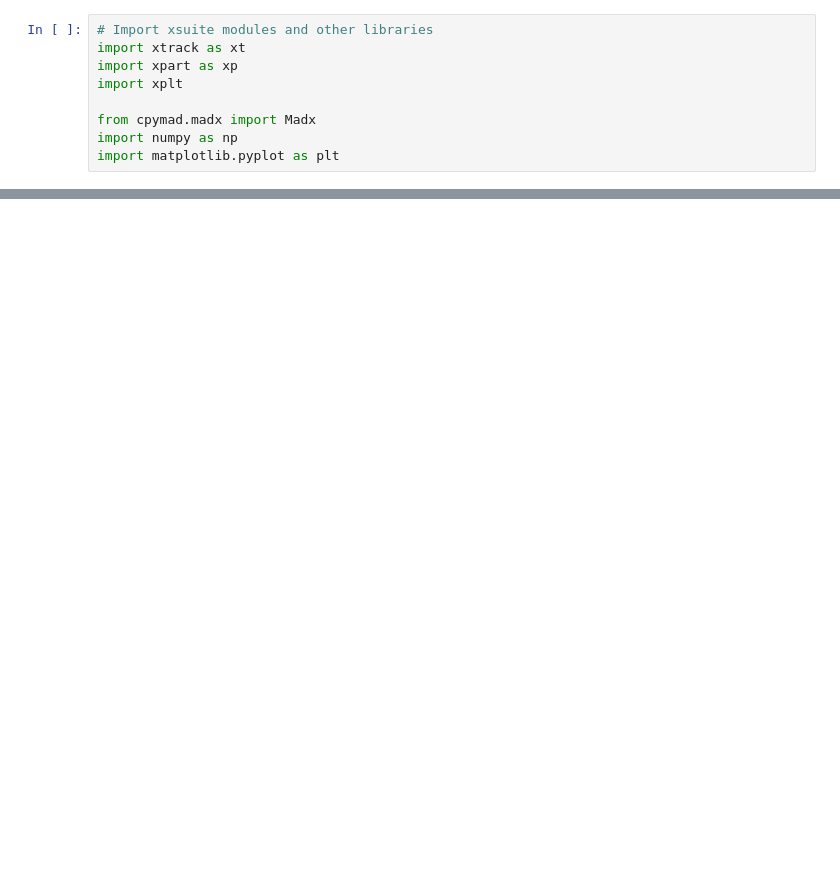
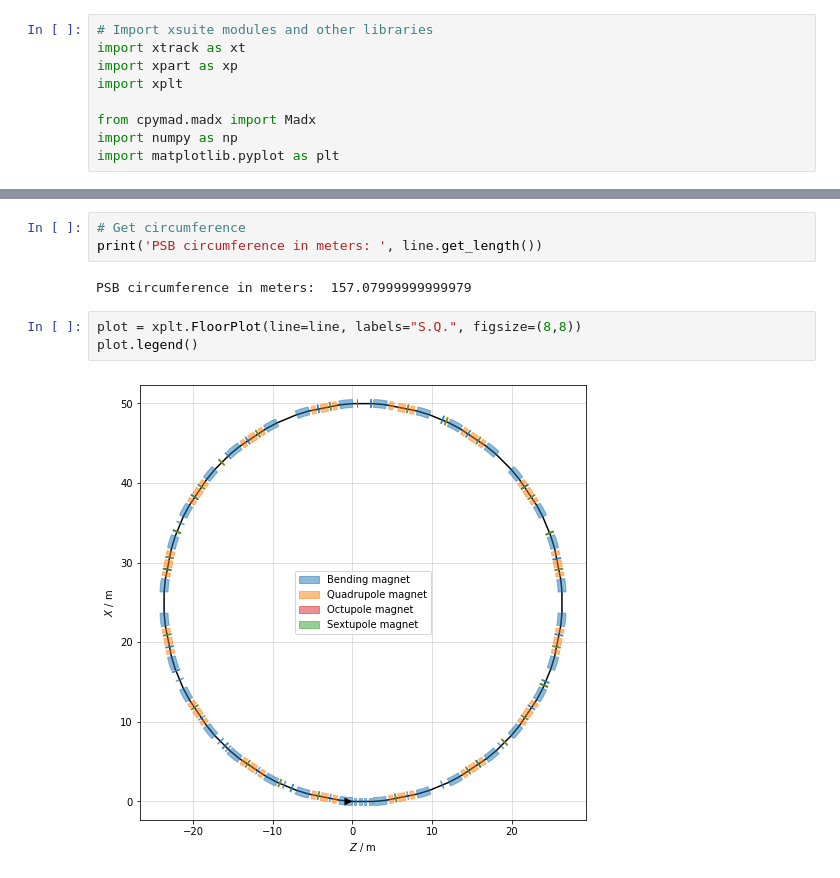
Before and after one commit to tprebiba/accelerators-teaching, a Jupyter notebook: 01_AUTH-2024_Accelerator_Physics/05_PSB_Xsuite_tracking_SOLUTIONS.ipynb, the cells around one changed output, grey strips where cells are left out. Saved outputs shown, nothing was run; the diff lists cells and outputs as text; blank space fills up the shorter version.

```diff
--- a/01_AUTH-2024_Accelerator_Physics/05_PSB_Xsuite_tracking_SOLUTIONS.ipynb
+++ b/01_AUTH-2024_Accelerator_Physics/05_PSB_Xsuite_tracking_SOLUTIONS.ipynb
@@ -198,0 +86,10 @@ Constant voltage = 8 kV added to the dummy RF.
+# %%
+# Get circumference
+print('PSB circumference in meters: ', line.get_length())
+# %% [output]
+PSB circumference in meters:  157.07999999999979
+# %%
+plot = xplt.FloorPlot(line=line, labels="S.Q.", figsize=(8,8))
+plot.legend()
+# %% [output]
+[figure, added]
```
Also changed, not shown: parts of 42 cells of this notebook, 1 other file.
